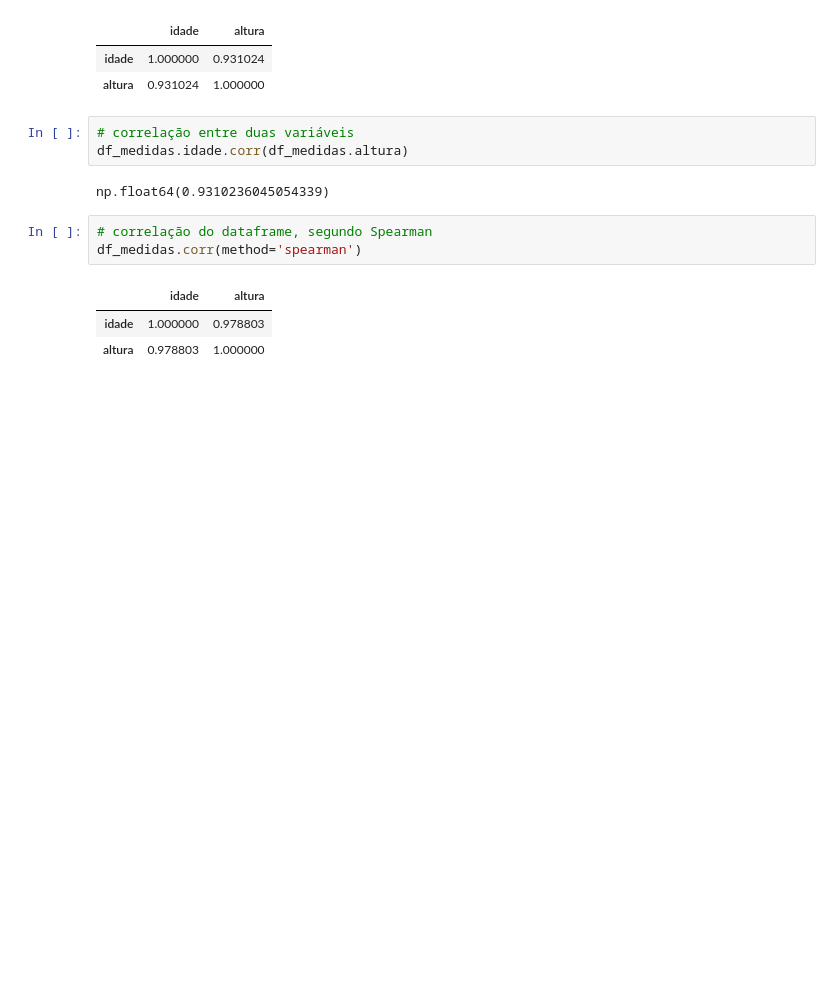
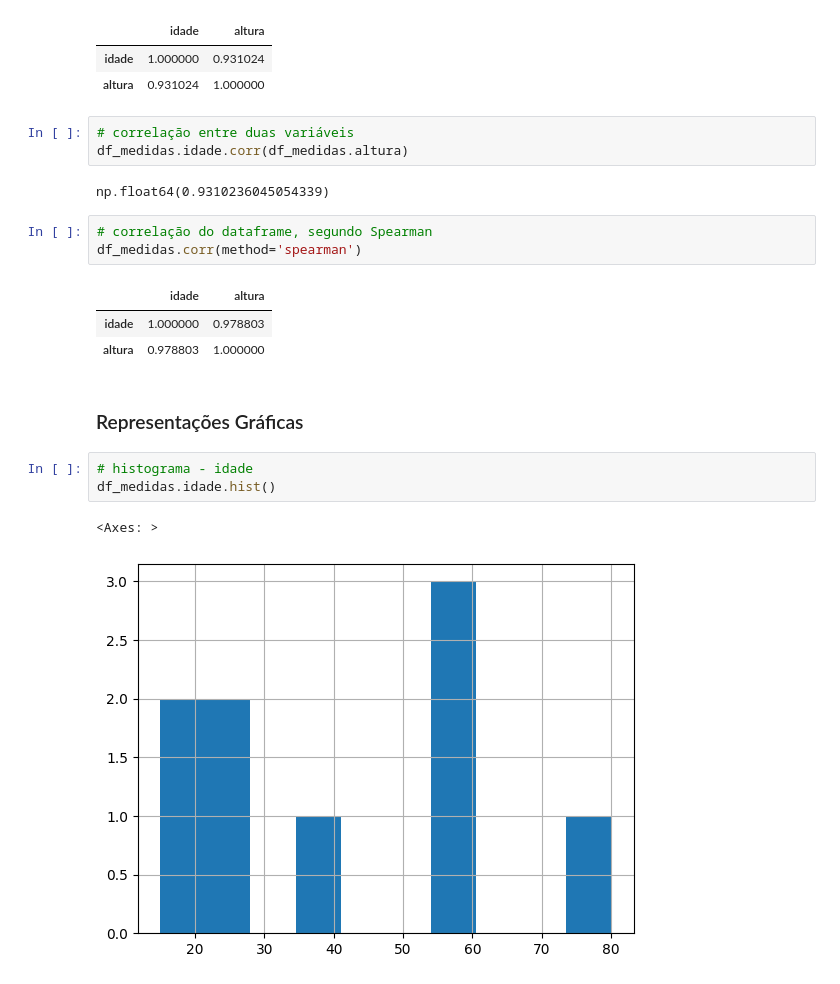
Before and after one commit to Guidev001/estatistica-base, a Jupyter notebook: estatistica_devs.ipynb, the cells around one changed output. Saved outputs shown, nothing was run; the diff lists cells and outputs as text; blank space fills up the shorter version.

```diff
--- a/estatistica_devs.ipynb
+++ b/estatistica_devs.ipynb
@@ -130,3 +130,11 @@ df_medidas.corr(method='spearman')
 |  | idade | altura |
 | idade | 1.000000 | 0.978803 |
 | altura | 0.978803 | 1.000000 |
+# %% [markdown]
+### Representações Gráficas
+# %%
+# histograma - idade
+df_medidas.idade.hist()
+# %% [output]
+<Axes: >
+[figure, added]
```
Also changed, not shown: parts of 21 cells of this notebook, 2 other files.
